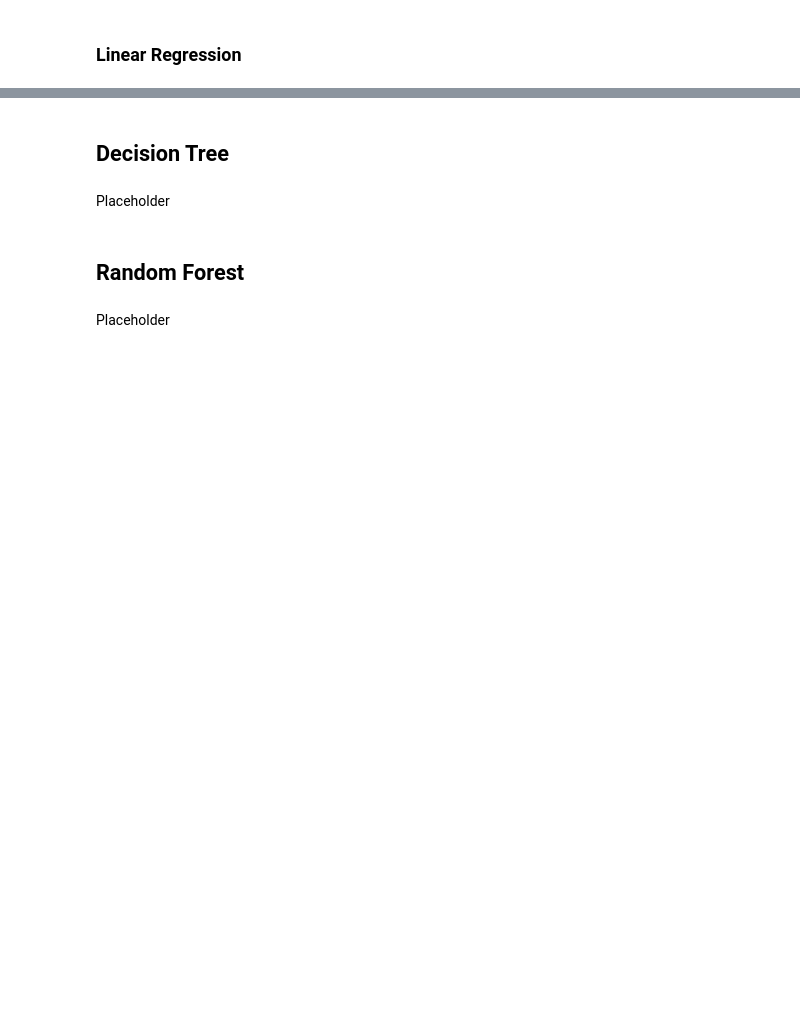
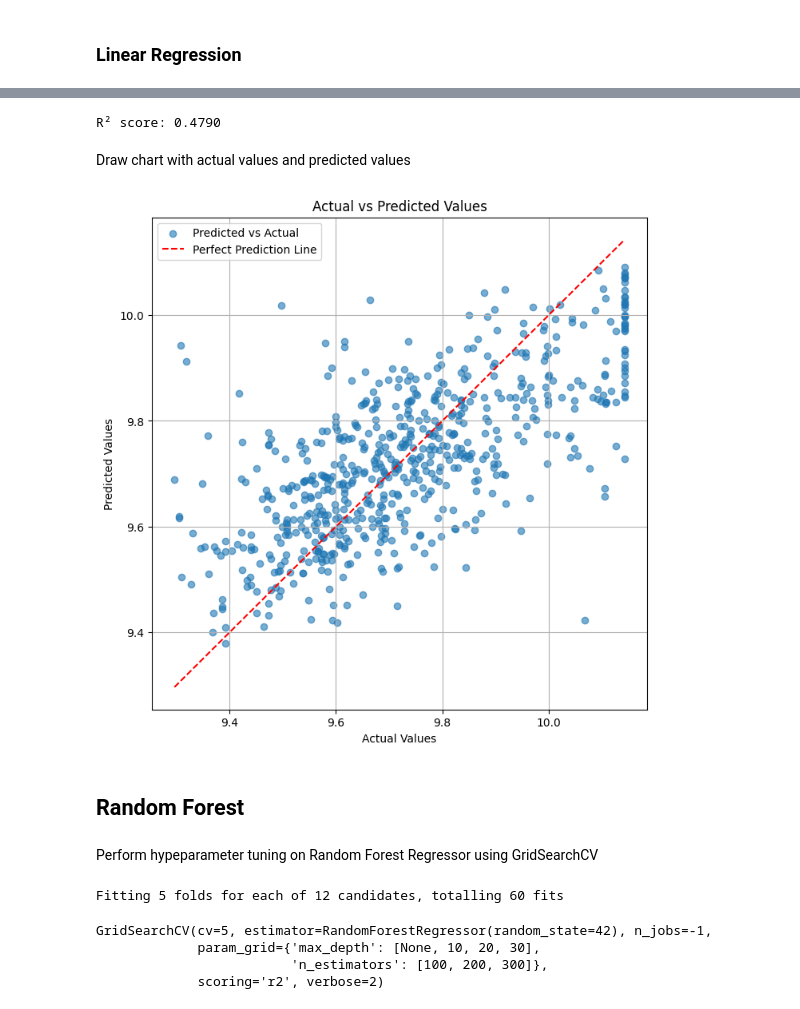
Before and after one commit to turekmagdalena/DataScienceProjects, a Jupyter notebook: Apartment_Prices_in_Poland/notebooks/2_model_training_and_evaluation.ipynb, the cells around one changed output, grey strips where cells are left out. Saved outputs shown, nothing was run; the diff lists cells and outputs as text; code cells hidden in the pictures; blank space fills up the shorter version.

Commit message:
Model selection

```diff
--- a/Apartment_Prices_in_Poland/notebooks/2_model_training_and_evaluation.ipynb
+++ b/Apartment_Prices_in_Poland/notebooks/2_model_training_and_evaluation.ipynb
@@ -54,5 +61,2 @@ Baseline MAE: 302454.0242212934
 # %% [markdown]
 ### Linear Regression
-# %%
-model = LinearRegression()
-model.fit(X_train, y_train)
@@ -60,0 +63,6 @@ ValueError: could not convert string to float: 'blockOfFlats'
+# %%
+lr = LinearRegression()
+start = time.time()
+lr.fit(X_train, y_train)
+end = time.time()
+print(f"Training time: {end - start:.4f}s")
@@ -65,4 +77,7 @@ print("Train MAE:", y_train_mae)
 # %%
-y_test_pred = model.predict(X_test)
+start = time.time()
+y_test_pred = lr.predict(X_test)
+end = time.time()
+print(f"Prediction time: {end - start:.4f}s")
 y_test_mae = mean_absolute_error(y_test, y_test_pred)
 print("Test MAE:", y_test_mae)
@@ -90,4 +86,0 @@ print(f"Best CV MAE: {best_score:.2f}")
-# %%
-y_test_pred = new_model.predict(X_test)
-y_test_mae = mean_absolute_error(y_test, y_test_pred)
-print("Test MAE:", y_test_mae)
@@ -104,4 +86,0 @@ new_model.coef_
-# %% [markdown]
-## Decision Tree
-# %% [markdown]
-Placeholder
@@ -108,4 +89,56 @@ Placeholder
+# %%
+r2 = r2_score(y_test, y_test_pred)
+print(f"R² score: {r2:.4f}")
+# %% [output]
+R² score: 0.4790
+# %% [markdown]
+Draw chart with actual values and predicted values
+# %%
+# Scatter plot
+plt.figure(figsize=(8, 8))
+plt.scatter(y_test, y_test_pred, alpha=0.6, label='Predicted vs Actual')
+
+# Add the diagonal line
+plt.plot([y_test.min(), y_test.max()], [y_test.min(), y_test.max()], 'r--', label='Perfect Prediction Line')
+
+# Chart details
+plt.xlabel('Actual Values')
+plt.ylabel('Predicted Values')
+plt.title('Actual vs Predicted Values')
+plt.legend()
+plt.grid(True)
+plt.show()
+# %% [output]
+[figure, added]
 # %% [markdown]
 ## Random Forest
-# %% [markdown]
-Placeholder
+# %% [markdown]
+Perform hypeparameter tuning on Random Forest Regressor using GridSearchCV
+# %%
+# Define Random Forest model
+rf = RandomForestRegressor(random_state=42)
+
+# Define the parameter grid
+param_grid = {
+    'n_estimators': [100, 200, 300],
+    'max_depth': [None, 10, 20, 30],
+}
+
+# Perform GridSearchCV
+grid_search = GridSearchCV(
+    estimator=rf,
+    param_grid=param_grid,
+    cv=5,
+    scoring='r2',
+    verbose=2,
+    n_jobs=-1
+)
+
+# Fit grid search on training data
+grid_search.fit(X_train, y_train)
+# %% [output]
+Fitting 5 folds for each of 12 candidates, totalling 60 fits
+GridSearchCV(cv=5, estimator=RandomForestRegressor(random_state=42), n_jobs=-1,
+             param_grid={'max_depth': [None, 10, 20, 30],
+                         'n_estimators': [100, 200, 300]},
+             scoring='r2', verbose=2)
```
Also changed, not shown: parts of 36 cells of this notebook, 2 other files.
